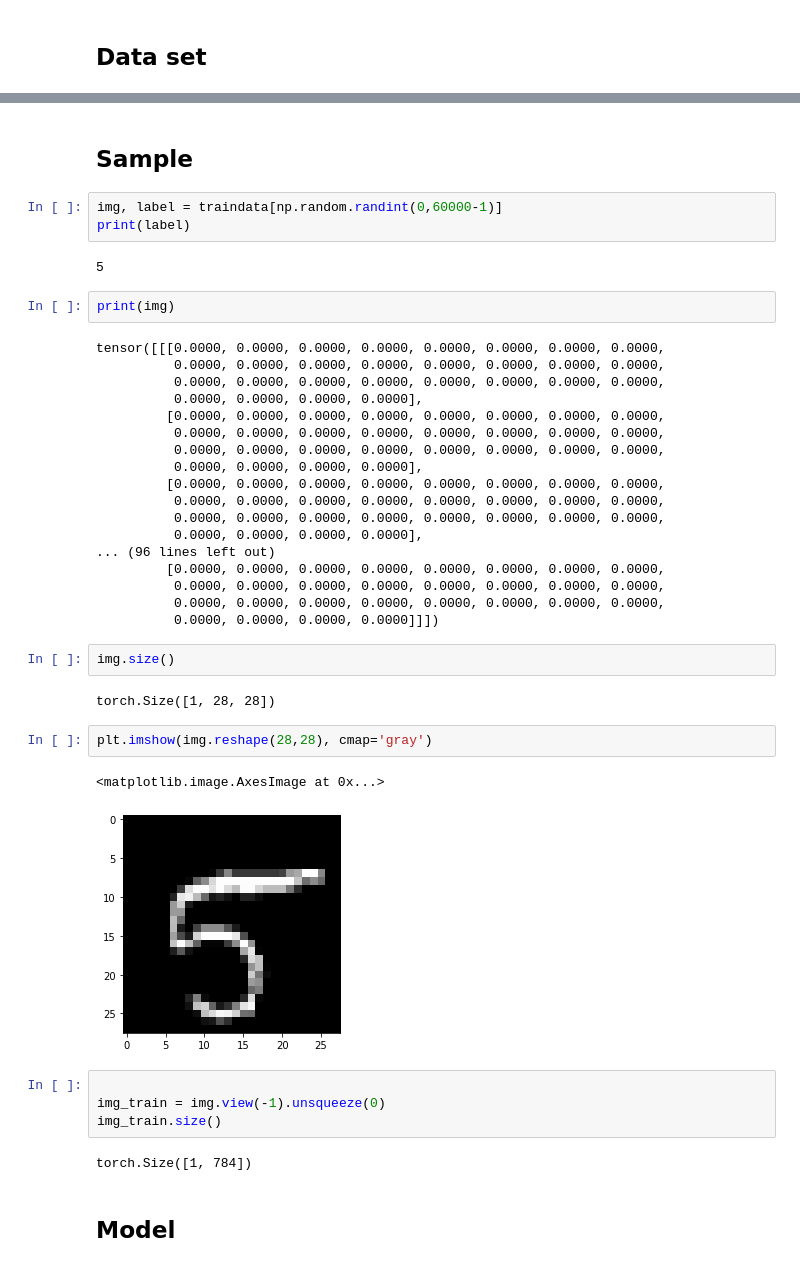
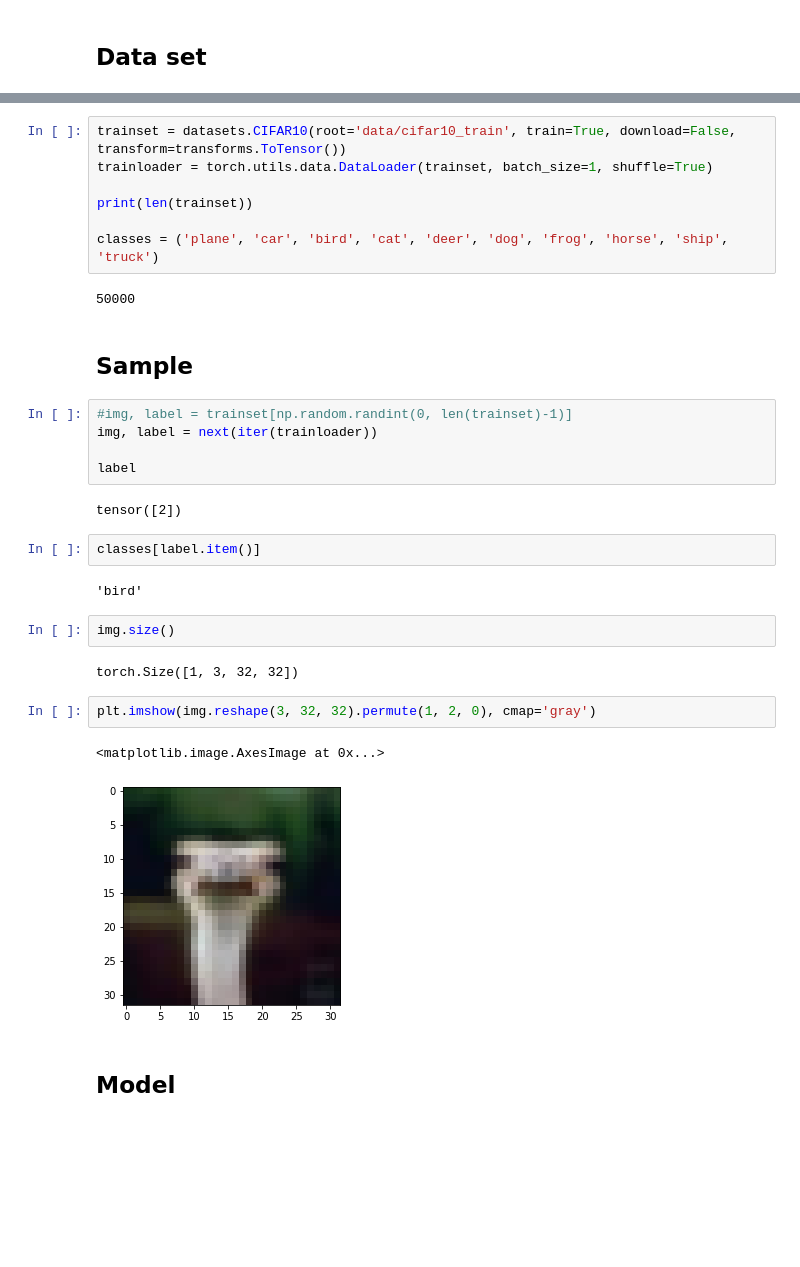
Before and after one commit to zhaohj2017/RL-Course, a Jupyter notebook: lec2/lec2-2.ipynb, the cells around one changed output, grey strips where cells are left out. Drawn from its saved outputs; the diff is of its cells as text; blank space fills up the shorter version.

```diff
--- a/lec2/lec2-2.ipynb
+++ b/lec2/lec2-2.ipynb
@@ -22,44 +16,33 @@ len(traindata)
+# %%
+trainset = datasets.CIFAR10(root='data/cifar10_train', train=True, download=False, transform=transforms.ToTensor())
+trainloader = torch.utils.data.DataLoader(trainset, batch_size=1, shuffle=True)
+
+print(len(trainset))
+
+classes = ('plane', 'car', 'bird', 'cat', 'deer', 'dog', 'frog', 'horse', 'ship', 'truck')
+# %% [output]
+50000
 # %% [markdown]
 ## Sample
 # %%
-img, label = traindata[np.random.randint(0,60000-1)]
-print(label)
+#img, label = trainset[np.random.randint(0, len(trainset)-1)]
+img, label = next(iter(trainloader))
+
+label
 # %% [output]
-5
+tensor([2])
-# %%
-print(img)
-# %% [output]
-tensor([[[0.0000, 0.0000, 0.0000, 0.0000, 0.0000, 0.0000, 0.0000, 0.0000,
-          0.0000, 0.0000, 0.0000, 0.0000, 0.0000, 0.0000, 0.0000, 0.0000,
-          0.0000, 0.0000, 0.0000, 0.0000, 0.0000, 0.0000, 0.0000, 0.0000,
-          0.0000, 0.0000, 0.0000, 0.0000],
-         [0.0000, 0.0000, 0.0000, 0.0000, 0.0000, 0.0000, 0.0000, 0.0000,
-          0.0000, 0.0000, 0.0000, 0.0000, 0.0000, 0.0000, 0.0000, 0.0000,
-          0.0000, 0.0000, 0.0000, 0.0000, 0.0000, 0.0000, 0.0000, 0.0000,
-          0.0000, 0.0000, 0.0000, 0.0000],
-         [0.0000, 0.0000, 0.0000, 0.0000, 0.0000, 0.0000, 0.0000, 0.0000,
-          0.0000, 0.0000, 0.0000, 0.0000, 0.0000, 0.0000, 0.0000, 0.0000,
-          0.0000, 0.0000, 0.0000, 0.0000, 0.0000, 0.0000, 0.0000, 0.0000,
-          0.0000, 0.0000, 0.0000, 0.0000],
-... (96 lines left out)
-         [0.0000, 0.0000, 0.0000, 0.0000, 0.0000, 0.0000, 0.0000, 0.0000,
-          0.0000, 0.0000, 0.0000, 0.0000, 0.0000, 0.0000, 0.0000, 0.0000,
-          0.0000, 0.0000, 0.0000, 0.0000, 0.0000, 0.0000, 0.0000, 0.0000,
-          0.0000, 0.0000, 0.0000, 0.0000]]])
+# %%
+classes[label.item()]
+# %% [output]
+'bird'
 # %%
 img.size()
 # %% [output]
-torch.Size([1, 28, 28])
+torch.Size([1, 3, 32, 32])
 # %%
-plt.imshow(img.reshape(28,28), cmap='gray')
+plt.imshow(img.reshape(3, 32, 32).permute(1, 2, 0), cmap='gray')
 # %% [output]
 <matplotlib.image.AxesImage at 0x...>
-[figure, old version]
+[figure, new version]
-# %%
-
-img_train = img.view(-1).unsqueeze(0)
-img_train.size()
-# %% [output]
-torch.Size([1, 784])
 # %% [markdown]
 ## Model
```
Also changed, not shown: parts of 29 cells of this notebook.
